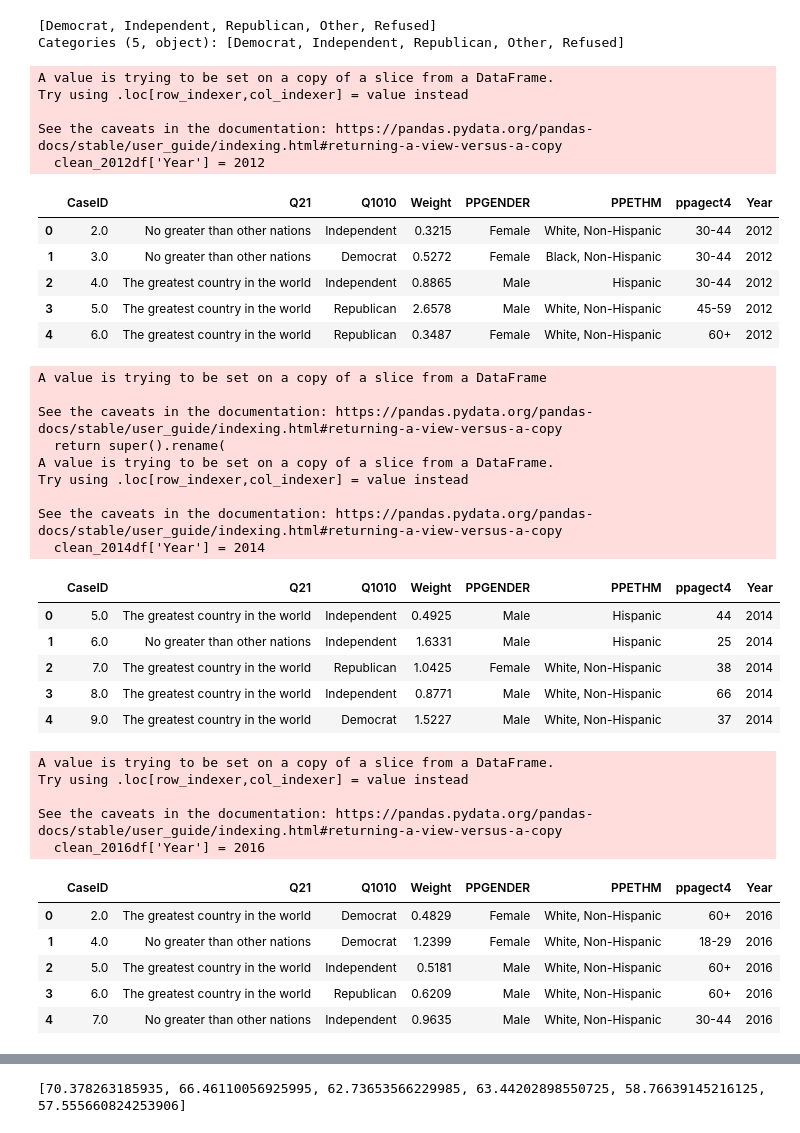
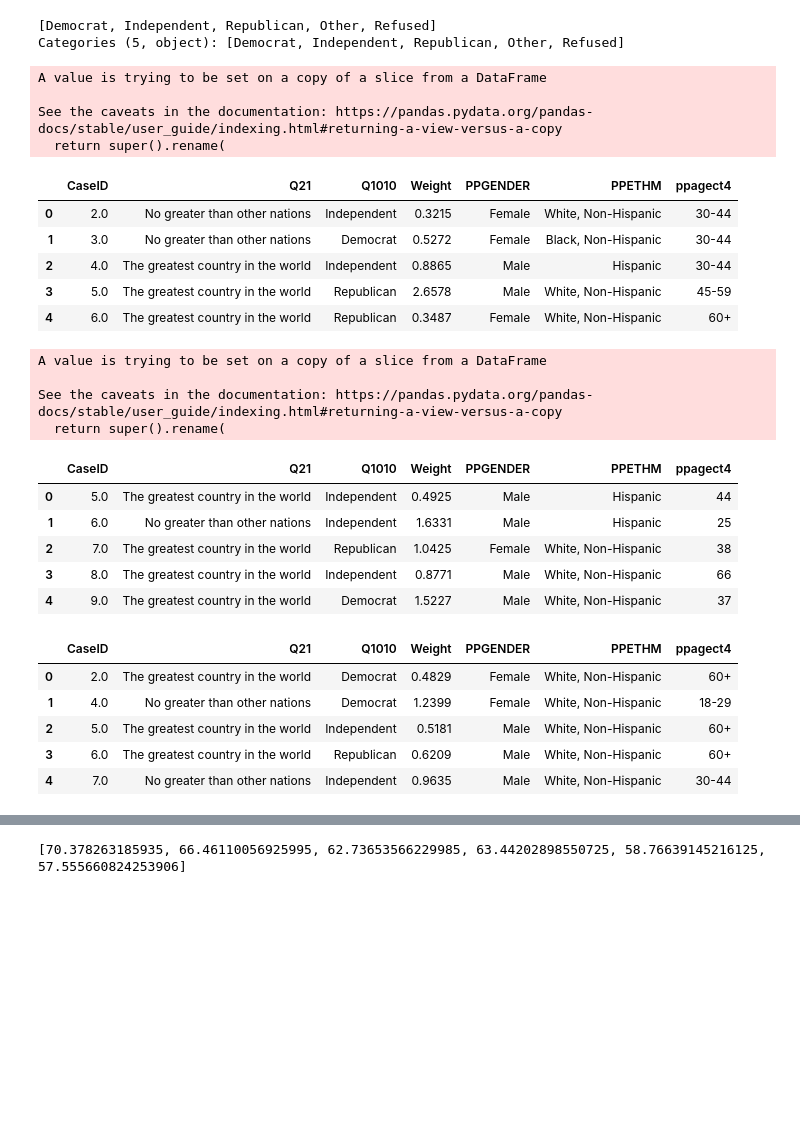
Before and after one commit to wesdevclimb/CodeLouPython2, a Jupyter notebook: Project/ProjectNotebook.ipynb, the cells around one changed output, grey strips where cells are left out. Drawn from its saved outputs; the diff is of its cells as text; code cells hidden in the pictures; blank space fills up the shorter version.

```diff
--- a/Project/ProjectNotebook.ipynb
+++ b/Project/ProjectNotebook.ipynb
@@ -60,61 +60,50 @@ Categories (5, object): [Democrat, Independent, Republican, Other, Refused]
 # %%
 clean_2012df = CCGA2012df[['CaseID', 'Q21', 'Q1010', "weight1", "PPGENDER", "PPETHM", "ppagect4"]]
 clean_2012df.rename(columns = {
     'weight1':'Weight'
 }, inplace=True)
-clean_2012df['Year'] = 2012
+#clean_2012df['Year'] = 2012
 clean_2012df.head()
 # %% [output]
-A value is trying to be set on a copy of a slice from a DataFrame.
-Try using .loc[row_indexer,col_indexer] = value instead
+A value is trying to be set on a copy of a slice from a DataFrame
 
 See the caveats in the documentation: https://pandas.pydata.org/pandas-docs/stable/user_guide/indexing.html#returning-a-view-versus-a-copy
-  clean_2012df['Year'] = 2012
+  return super().rename(
-|  | CaseID | Q21 | Q1010 | Weight | PPGENDER | PPETHM | ppagect4 | Year |
-| 0 | 2.0 | No greater than other nations | Independent | 0.3215 | Female | White, Non-Hispanic | 30-44 | 2012 |
-| 1 | 3.0 | No greater than other nations | Democrat | 0.5272 | Female | Black, Non-Hispanic | 30-44 | 2012 |
-| 2 | 4.0 | The greatest country in the world | Independent | 0.8865 | Male | Hispanic | 30-44 | 2012 |
-| 3 | 5.0 | The greatest country in the world | Republican | 2.6578 | Male | White, Non-Hispanic | 45-59 | 2012 |
-| 4 | 6.0 | The greatest country in the world | Republican | 0.3487 | Female | White, Non-Hispanic | 60+ | 2012 |
+|  | CaseID | Q21 | Q1010 | Weight | PPGENDER | PPETHM | ppagect4 |
+| 0 | 2.0 | No greater than other nations | Independent | 0.3215 | Female | White, Non-Hispanic | 30-44 |
+| 1 | 3.0 | No greater than other nations | Democrat | 0.5272 | Female | Black, Non-Hispanic | 30-44 |
+| 2 | 4.0 | The greatest country in the world | Independent | 0.8865 | Male | Hispanic | 30-44 |
+| 3 | 5.0 | The greatest country in the world | Republican | 2.6578 | Male | White, Non-Hispanic | 45-59 |
+| 4 | 6.0 | The greatest country in the world | Republican | 0.3487 | Female | White, Non-Hispanic | 60+ |
 # %%
 clean_2014df = CCGA2014df[["Respondent_Serial", "q21", "q1010", "weight1", "ppgender", "ppethm", "ppage"]]
 clean_2014df.rename(columns = {
     'Respondent_Serial':'CaseID', 'q21':'Q21', 'q1010':'Q1010', 'weight1':'Weight', 'ppgender':'PPGENDER', 'ppethm':'PPETHM', 'ppage':'ppagect4'
 }, inplace=True)
-clean_2014df['Year'] = 2014
+#clean_2014df['Year'] = 2014
 clean_2014df.head()
 # %% [output]
 A value is trying to be set on a copy of a slice from a DataFrame
 
 See the caveats in the documentation: https://pandas.pydata.org/pandas-docs/stable/user_guide/indexing.html#returning-a-view-versus-a-copy
   return super().rename(
-A value is trying to be set on a copy of a slice from a DataFrame.
-Try using .loc[row_indexer,col_indexer] = value instead
-
-See the caveats in the documentation: https://pandas.pydata.org/pandas-docs/stable/user_guide/indexing.html#returning-a-view-versus-a-copy
-  clean_2014df['Year'] = 2014
-|  | CaseID | Q21 | Q1010 | Weight | PPGENDER | PPETHM | ppagect4 | Year |
-| 0 | 5.0 | The greatest country in the world | Independent | 0.4925 | Male | Hispanic | 44 | 2014 |
-| 1 | 6.0 | No greater than other nations | Independent | 1.6331 | Male | Hispanic | 25 | 2014 |
-| 2 | 7.0 | The greatest country in the world | Republican | 1.0425 | Female | White, Non-Hispanic | 38 | 2014 |
-| 3 | 8.0 | The greatest country in the world | Independent | 0.8771 | Male | White, Non-Hispanic | 66 | 2014 |
-| 4 | 9.0 | The greatest country in the world | Democrat | 1.5227 | Male | White, Non-Hispanic | 37 | 2014 |
+|  | CaseID | Q21 | Q1010 | Weight | PPGENDER | PPETHM | ppagect4 |
+| 0 | 5.0 | The greatest country in the world | Independent | 0.4925 | Male | Hispanic | 44 |
+| 1 | 6.0 | No greater than other nations | Independent | 1.6331 | Male | Hispanic | 25 |
+| 2 | 7.0 | The greatest country in the world | Republican | 1.0425 | Female | White, Non-Hispanic | 38 |
+| 3 | 8.0 | The greatest country in the world | Independent | 0.8771 | Male | White, Non-Hispanic | 66 |
+| 4 | 9.0 | The greatest country in the world | Democrat | 1.5227 | Male | White, Non-Hispanic | 37 |
 # %%
 clean_2016df = CCGA2016df[['CaseID', 'Q21', 'Q1010', "Weight", "PPGENDER", "PPETHM", "ppagect4"]]
-clean_2016df['Year'] = 2016
+#clean_2016df['Year'] = 2016
 clean_2016df.head()
 # %% [output]
-A value is trying to be set on a copy of a slice from a DataFrame.
-Try using .loc[row_indexer,col_indexer] = value instead
-
-See the caveats in the documentation: https://pandas.pydata.org/pandas-docs/stable/user_guide/indexing.html#returning-a-view-versus-a-copy
-  clean_2016df['Year'] = 2016
-|  | CaseID | Q21 | Q1010 | Weight | PPGENDER | PPETHM | ppagect4 | Year |
-| 0 | 2.0 | The greatest country in the world | Democrat | 0.4829 | Female | White, Non-Hispanic | 60+ | 2016 |
-| 1 | 4.0 | No greater than other nations | Democrat | 1.2399 | Female | White, Non-Hispanic | 18-29 | 2016 |
-| 2 | 5.0 | The greatest country in the world | Independent | 0.5181 | Male | White, Non-Hispanic | 60+ | 2016 |
-| 3 | 6.0 | The greatest country in the world | Republican | 0.6209 | Male | White, Non-Hispanic | 60+ | 2016 |
-| 4 | 7.0 | No greater than other nations | Independent | 0.9635 | Male | White, Non-Hispanic | 30-44 | 2016 |
+|  | CaseID | Q21 | Q1010 | Weight | PPGENDER | PPETHM | ppagect4 |
+| 0 | 2.0 | The greatest country in the world | Democrat | 0.4829 | Female | White, Non-Hispanic | 60+ |
+| 1 | 4.0 | No greater than other nations | Democrat | 1.2399 | Female | White, Non-Hispanic | 18-29 |
+| 2 | 5.0 | The greatest country in the world | Independent | 0.5181 | Male | White, Non-Hispanic | 60+ |
+| 3 | 6.0 | The greatest country in the world | Republican | 0.6209 | Male | White, Non-Hispanic | 60+ |
+| 4 | 7.0 | No greater than other nations | Independent | 0.9635 | Male | White, Non-Hispanic | 30-44 |
 # %%
 clean_2017df = CCGA2017df[['CaseID', 'Q21', 'Q1010', "Weight1", "PPGENDER", "PPETHM", "ppagect4"]]
 clean_2017df.rename(columns = {
```
Also changed, not shown: parts of 5 cells of this notebook, 1 other file.
